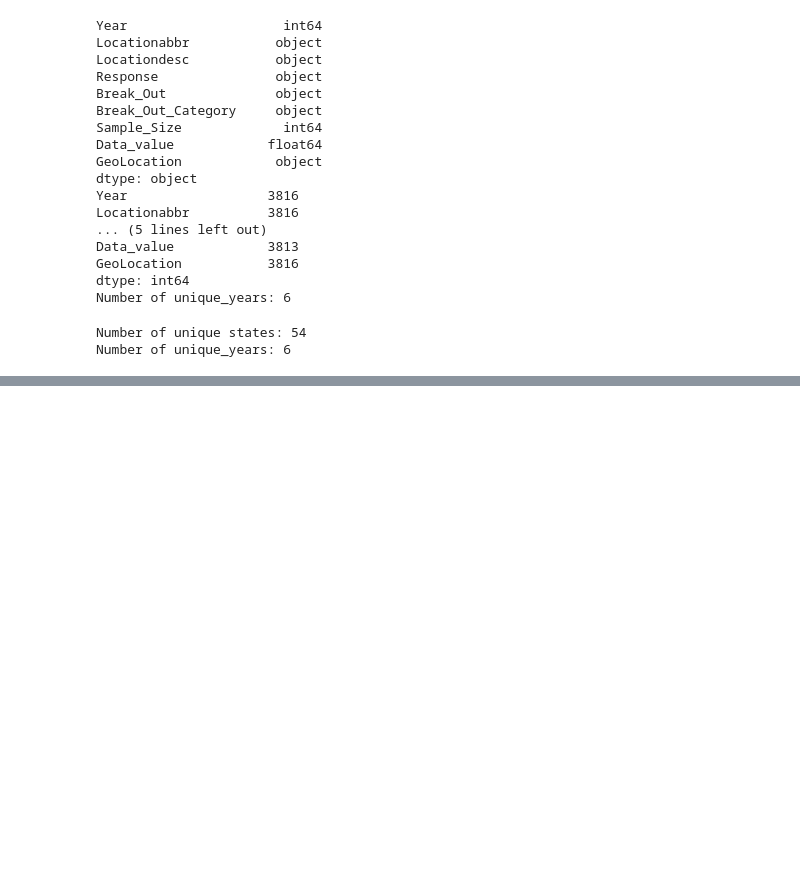
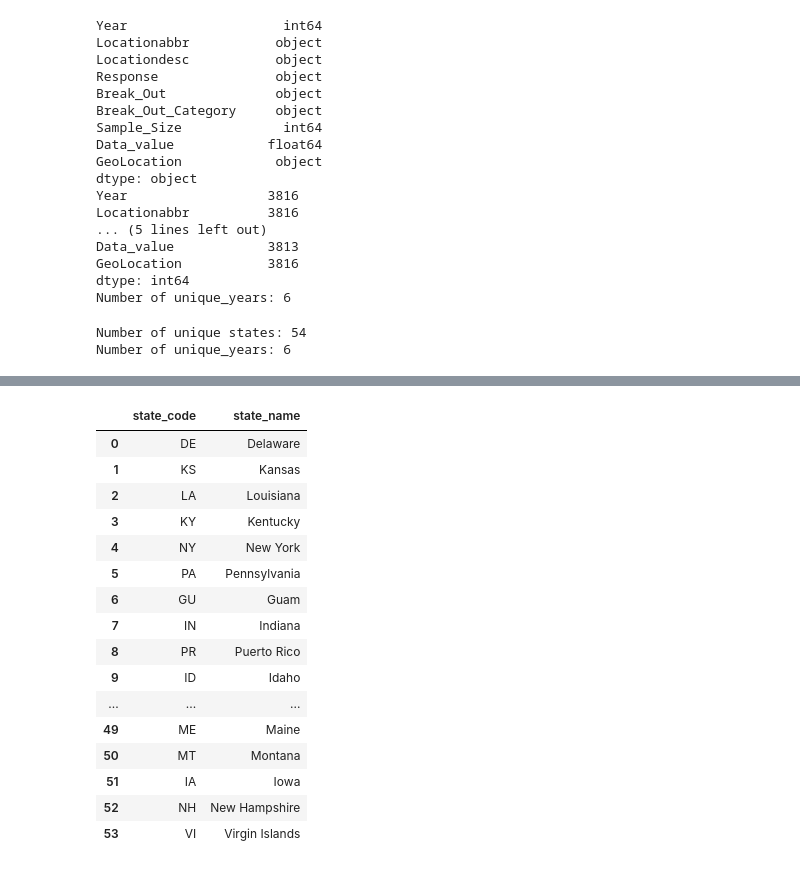
Before and after one commit to RyanLJames1997/Project3_Group6, a Jupyter notebook: brfss_data_clean.ipynb, the cells around one changed output, grey strips where cells are left out. Drawn from its saved outputs; the diff is of its cells as text; code cells hidden in the pictures; blank space fills up the shorter version.

```diff
--- a/brfss_data_clean.ipynb
+++ b/brfss_data_clean.ipynb
@@ -182,3 +181,6 @@ cleaned_columns_df
 | 64577 | 2015 | CT | Connecticut | Overweight (bmi 25.0-29.9) | 35-44 | Age Group | 421 | 37.3 | ... |
 | 64593 | 2017 | MO | Missouri | Obese (bmi 30.0 - 99.8) | 35-44 | Age Group | 267 | 34.9 | ... |
 3816 rows × 10 columns
+# %%
+us_states_df = cleaned_columns_df[['state_code', 'state_name']]
+us_states_df
@@ -184,0 +201,21 @@ cleaned_columns_df
+# %%
+us_states_df = us_states_df[['state_code', 'state_name']].drop_duplicates().reset_index(drop=True)
+us_states_df
+# %% [output]
+|  | state_code | state_name |
+| 0 | DE | Delaware |
+| 1 | KS | Kansas |
+| 2 | LA | Louisiana |
+| 3 | KY | Kentucky |
+| 4 | NY | New York |
+| 5 | PA | Pennsylvania |
+| 6 | GU | Guam |
+| 7 | IN | Indiana |
+| 8 | PR | Puerto Rico |
+| 9 | ID | Idaho |
+| ... | ... | ... |
+| 49 | ME | Maine |
+| 50 | MT | Montana |
+| 51 | IA | Iowa |
+| 52 | NH | New Hampshire |
+| 53 | VI | Virgin Islands |
```
Also changed, not shown: parts of 4 cells of this notebook, 7 other files.
